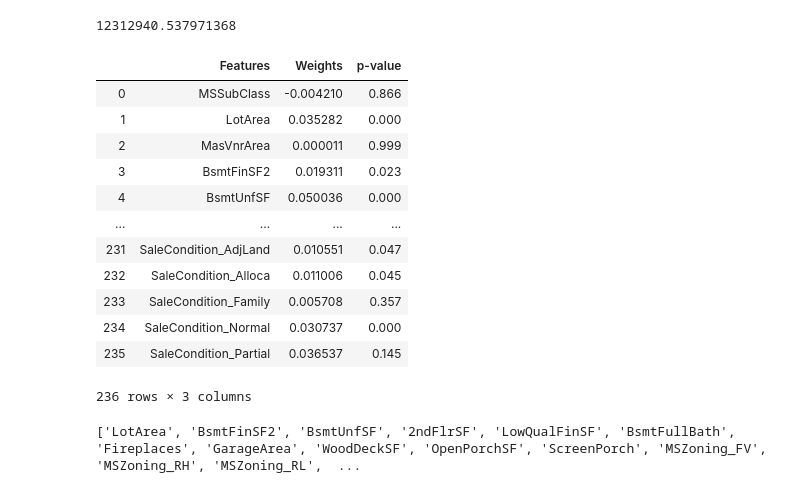
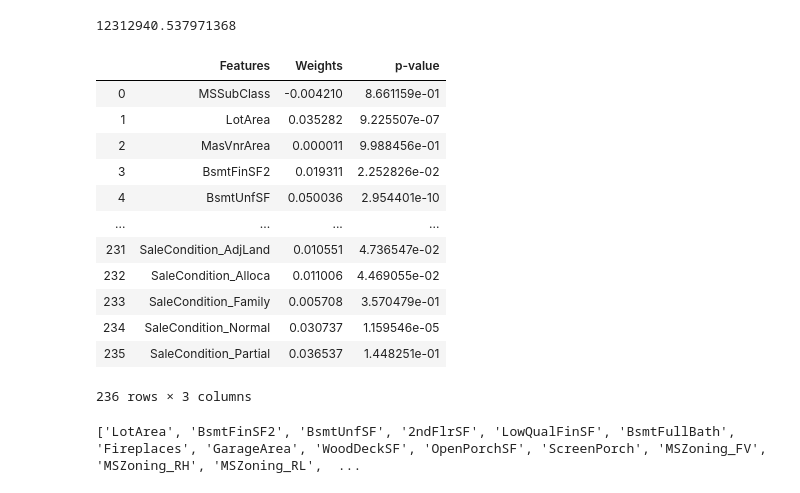
Before and after one commit to nileshjoshic/Machine-Learning-Live-Project, a Jupyter notebook: House Sale Price Prediction.ipynb, the cells around one changed output. Saved outputs shown, nothing was run; the diff lists cells and outputs as text; code cells hidden in the pictures.

```diff
--- a/House Sale Price Prediction.ipynb
+++ b/House Sale Price Prediction.ipynb
@@ -1264,22 +1289,22 @@ reg.intercept_
 # %%
 reg_summary = pd.DataFrame(data=inputs.columns.values, columns=['Features'])
 reg_summary['Weights'] = reg.coef_
-reg_summary['p-value'] = reg.p.round(3)
+reg_summary['p-value'] = reg.p
 reg_summary
-#large_pvalue = reg_summary[reg_summary['p-value'] > 0.05]
+#large_pvalue = reg_summary[reg_summary['p-value'] <= 0.05]
 #print(large_pvalue['Features'])
 # %% [output]
 |  | Features | Weights | p-value |
-| 0 | MSSubClass | -0.004210 | 0.866 |
-| 1 | LotArea | 0.035282 | 0.000 |
-| 2 | MasVnrArea | 0.000011 | 0.999 |
-| 3 | BsmtFinSF2 | 0.019311 | 0.023 |
-| 4 | BsmtUnfSF | 0.050036 | 0.000 |
+| 0 | MSSubClass | -0.004210 | 8.661159e-01 |
+| 1 | LotArea | 0.035282 | 9.225507e-07 |
+| 2 | MasVnrArea | 0.000011 | 9.988456e-01 |
+| 3 | BsmtFinSF2 | 0.019311 | 2.252826e-02 |
+| 4 | BsmtUnfSF | 0.050036 | 2.954401e-10 |
 | ... | ... | ... | ... |
-| 231 | SaleCondition_AdjLand | 0.010551 | 0.047 |
-| 232 | SaleCondition_Alloca | 0.011006 | 0.045 |
-| 233 | SaleCondition_Family | 0.005708 | 0.357 |
-| 234 | SaleCondition_Normal | 0.030737 | 0.000 |
-| 235 | SaleCondition_Partial | 0.036537 | 0.145 |
+| 231 | SaleCondition_AdjLand | 0.010551 | 4.736547e-02 |
+| 232 | SaleCondition_Alloca | 0.011006 | 4.469055e-02 |
+| 233 | SaleCondition_Family | 0.005708 | 3.570479e-01 |
+| 234 | SaleCondition_Normal | 0.030737 | 1.159546e-05 |
+| 235 | SaleCondition_Partial | 0.036537 | 1.448251e-01 |
 236 rows × 3 columns
 # %%
```
Also changed, not shown: parts of 18 cells of this notebook.
